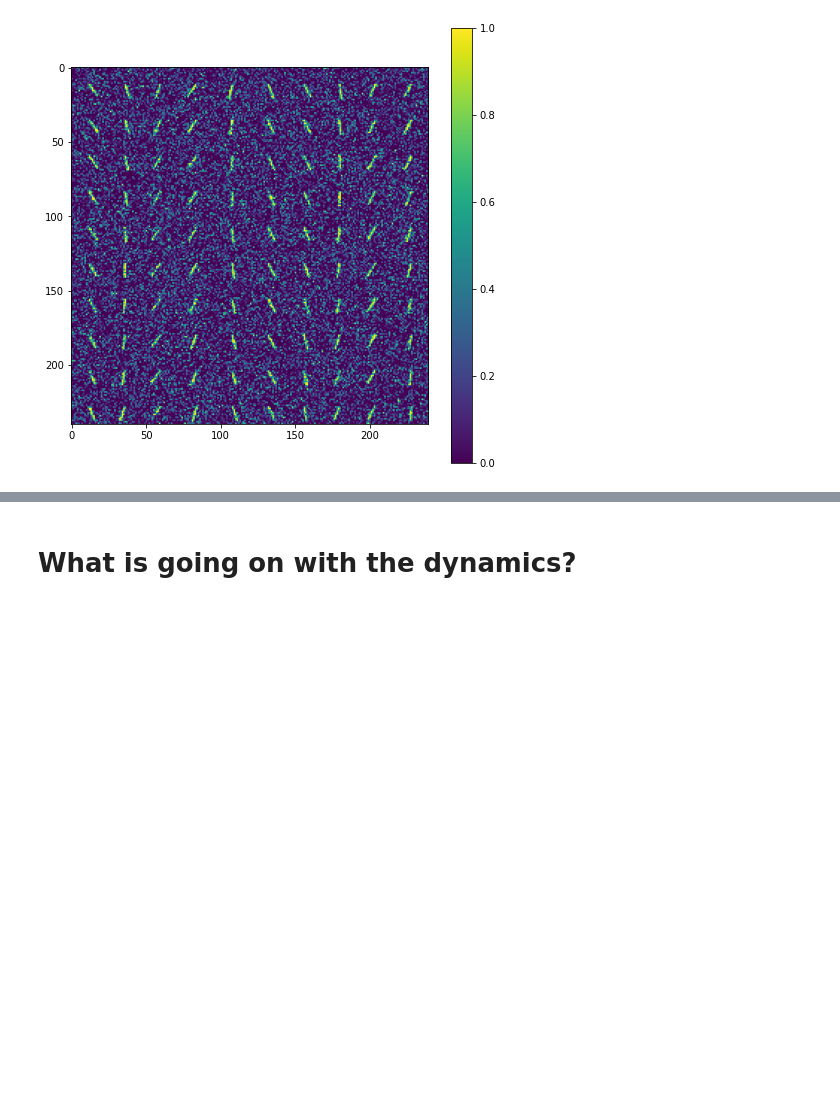
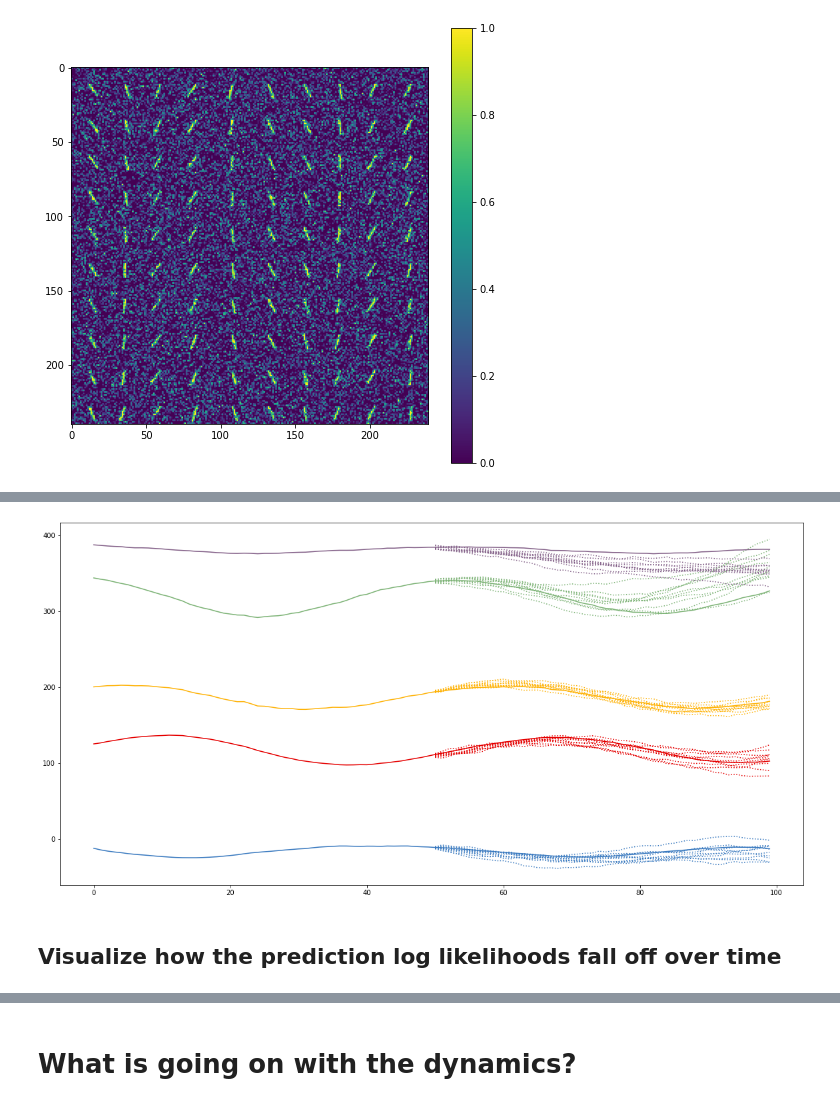
Before and after one commit to matthew9671/MattLab, a Jupyter notebook: Revisiting_SVAE.ipynb, the cells around one changed output, grey strips where cells are left out. Drawn from its saved outputs; the diff is of its cells as text; code cells hidden in the pictures; blank space fills up the shorter version.

```diff
--- a/Revisiting_SVAE.ipynb
+++ b/Revisiting_SVAE.ipynb
@@ -3797,0 +3849,12 @@ plot_img_grid(y_decoded)
+# %%
+D = model.prior.latent_dims
+offset = 100
+
+plt.figure(figsize=(20, 10))
+for i in range(D):
+    plt.plot(Ex[:,i] + i * offset, color=colors[i])
+    plt.plot(np.arange(50, 100), x_preds[data_id,:,:,i].T + i * offset, color=colors[i], linestyle=":")
+# %% [output]
+[figure, added]
+# %% [markdown]
+## Visualize how the prediction log likelihoods fall off over time
```
Also changed, not shown: parts of 17 cells of this notebook.
